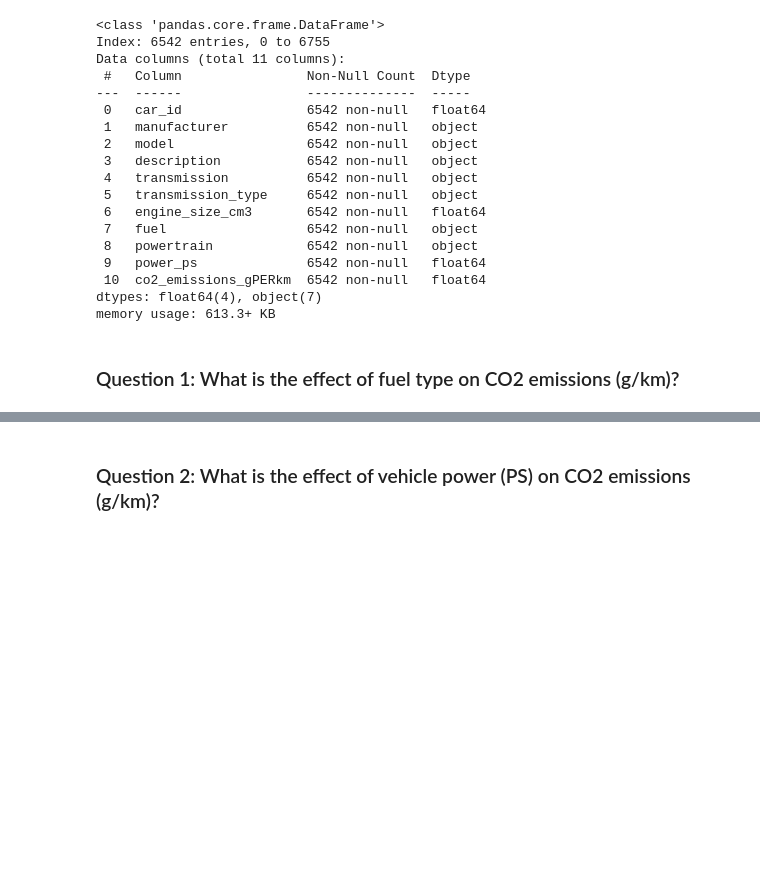
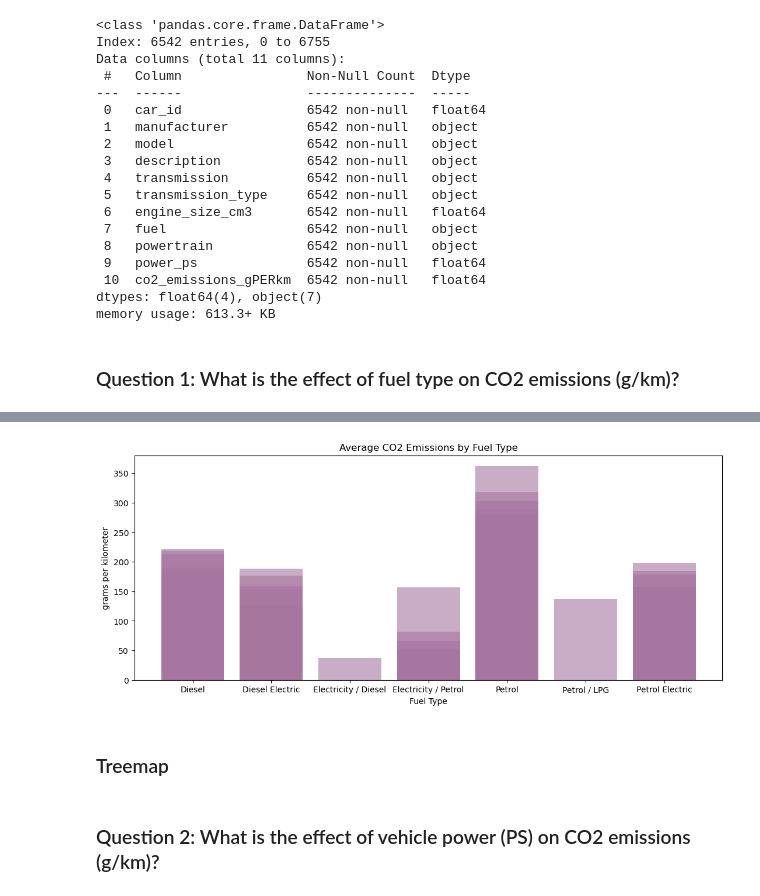
Before and after one commit to TheBoognish138/project_1_group_06, a Jupyter notebook: submission/vehicle_emissions_EDA.ipynb, the cells around one changed output, grey strips where cells are left out. Drawn from its saved outputs; the diff is of its cells as text; code cells hidden in the pictures; blank space fills up the shorter version.

```diff
--- a/submission/vehicle_emissions_EDA.ipynb
+++ b/submission/vehicle_emissions_EDA.ipynb
@@ -142,0 +221,7 @@ memory usage: 613.3+ KB
+# %%
+# get the data
+data = df_emissions_clean
+
+# make a new dataframe
+avg_by_fuel_type_df = pd.DataFrame(df_emissions_clean.groupby(["fuel","manufacturer"],as_index=False).agg({'co2_emissions_gPERkm':'mean'}))
+print(avg_by_fuel_type_df)
@@ -142,0 +243,19 @@ memory usage: 613.3+ KB
+# %%
+# size the plot
+plt.figure(figsize=(13,5))
+
+plt.bar(avg_by_fuel_type_df["fuel"], avg_by_fuel_type_df["co2_emissions_gPERkm"],
+                         color='#A675A1', alpha=0.6, align="center")
+
+plt.title("Average CO2 Emissions by Fuel Type")
+plt.xlabel("Fuel Type")
+plt.ylabel("grams per kilometer")
+
+# save as image file
+plt.savefig("output_data/question1bar.png")
+
+plt.show()
+# %% [output]
+[figure, added]
+# %% [markdown]
+### Treemap
```
Also changed, not shown: parts of 42 cells of this notebook, 14 other files.
